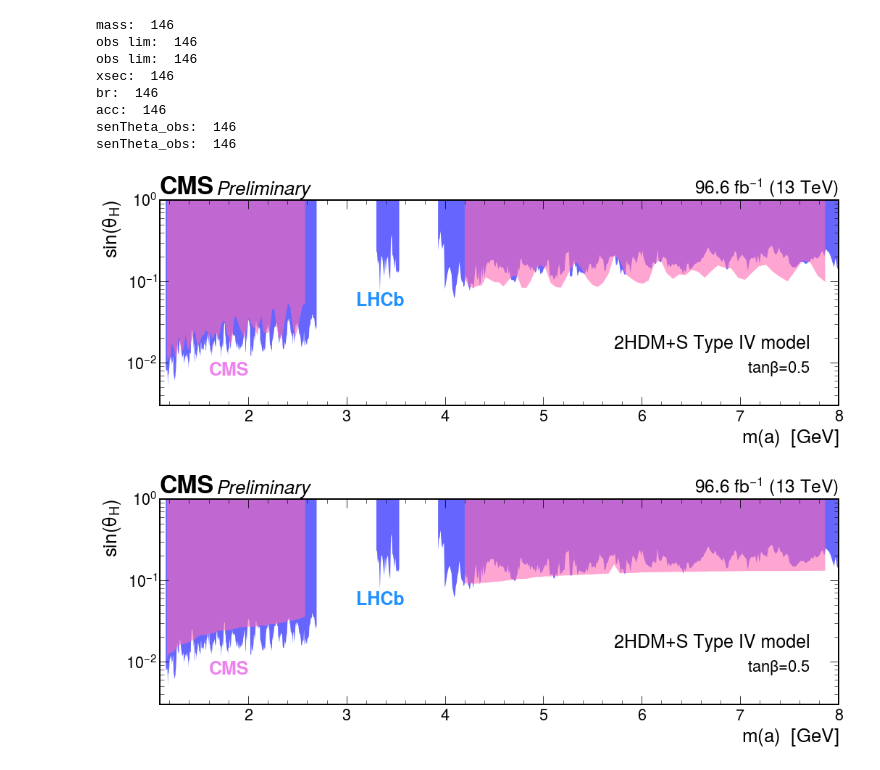
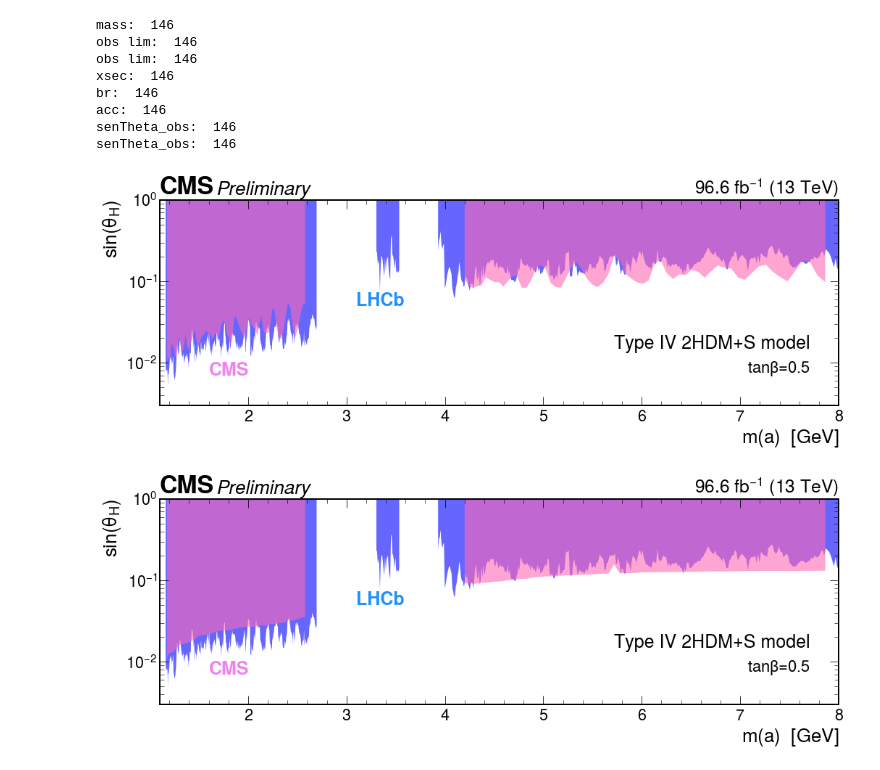
Before and after one commit to elfontan/2HDM_interpretation, a Jupyter notebook: senThetaLimits_2HDM_IV_fullMassRange_newAcceptances_ptmumu_allLimits.ipynb, the cells around one changed output. Saved outputs shown, nothing was run; the diff lists cells and outputs as text; code cells hidden in the pictures.

Commit message:
CMS style included in the interpretation plot (2)

```diff
--- a/senThetaLimits_2HDM_IV_fullMassRange_newAcceptances_ptmumu_allLimits.ipynb
+++ b/senThetaLimits_2HDM_IV_fullMassRange_newAcceptances_ptmumu_allLimits.ipynb
@@ -312,35 +312,35 @@ plt.style.use(hep.style.ROOT)
 hep.cms.label("Preliminary", data=True, lumi=96.6)
 #hep.cms.label("", data=True, lumi=96.6, year="2017 + 2018")
 
 # Just experiment label and <text> such as 'Preliminary' or 'Simulation'
 #hep.CMS.text(<text>)
 
 p_lhcb = plt.plot(v_mass_LHCb, v_lim_LHCb, '-', color="blue", linewidth=0)
 p_lhcb = plt.fill_between(v_mass_LHCb, v_lim_LHCb, 1, color="blue", linewidth=0, alpha=0.6)
 p_lhcb = plt.semilogy()
 p_cms_obs = plt.plot(v_mass, senTheta_obs_limit, '-', color="hotpink", linewidth=0)
 p_lhcb = plt.fill_between(v_mass, senTheta_obs_limit, 1, color="hotpink", linewidth=0, alpha=0.6)
 
 plt.xlim(1.1,8)
 plt.ylim(0.003, 1.0)
 plt.xlabel(r'm$(a)$  [GeV]')
 plt.ylabel('sin($\\theta_{H}$)')
 #plt.title("Upper limits on the mixing angle for the 2HDM scenario")
 #plt.legend(loc="upper left")
 p_cms_obs = plt.text(1.6, 0.007, "CMS", fontsize=25, color="violet", fontweight='bold')
 p_lhcb = plt.text(3.1, 0.05, "LHCb", fontsize=25, color="dodgerblue", fontweight='bold')
 
 #plt.text(5.7, 0.015, "2HDM+S (type IV) model, tan$\\beta$=0.5", fontsize=22, verticalalignment='top')
-plt.text(5.72, 0.022, "2HDM+S Type IV model", fontsize=25, verticalalignment='top')
+plt.text(5.72, 0.022, "Type IV 2HDM+S model", fontsize=25, verticalalignment='top')
 plt.text(7.07, 0.011, "tan$\\beta$=0.5", fontsize=22, verticalalignment='top')
 #plt.show()
 plt.tight_layout()
 plt.savefig('senTheta_CMS_LHCb_newCmsAcceptances_newTriggerAcceptancesHighStat_PtMuMuCut_gg2A3_OBS.pdf', dpi=1200)
 plt.savefig('senTheta_CMS_LHCb_newCmsAcceptances_newTriggerAcceptancesHighStat_PtMuMuCut_gg2A3_OBS.png', dpi=1200)
 #plt.savefig('senTheta_CMS_LHCb_newCmsAcceptances_newTriggerAcceptances_PtMuMuCut_plusXmodes_OBS.pdf', dpi=1200)
 #plt.savefig('senTheta_CMS_LHCb_newCmsAcceptances_newTriggerAcceptances_PtMuMuCut_plusXmodes_OBS.png', dpi=1200)
 # %% [output]
-[figure, old version]
+[figure, new version]
 # %%
 f_LHCb = np.loadtxt("./LHCb_limits.txt", delimiter = " ")
 v_lim_LHCb = []
@@ -384,7 +384,7 @@ p_cms_obs = plt.text(1.6, 0.007, "CMS", fontsize=25, color="violet", fontweight=
 p_lhcb = plt.text(3.1, 0.05, "LHCb", fontsize=25, color="dodgerblue", fontweight='bold')
 
 #plt.text(5.7, 0.015, "2HDM+S (type IV) model, tan$\\beta$=0.5", fontsize=22, verticalalignment='top')
-plt.text(5.72, 0.022, "2HDM+S Type IV model", fontsize=25, verticalalignment='top')
+plt.text(5.72, 0.022, "Type IV 2HDM+S model", fontsize=25, verticalalignment='top')
 plt.text(7.07, 0.011, "tan$\\beta$=0.5", fontsize=22, verticalalignment='top')
 
 #plt.show()
@@ -394,4 +394,4 @@ plt.savefig('senTheta_CMS_LHCb_newCmsAcceptances_newTriggerAcceptancesHighStat_P
 #plt.savefig('senTheta_CMS_LHCb_newCmsAcceptances_newTriggerAcceptances_PtMuMuCut_plusXmodes_EXP.pdf', dpi=1200)
 #plt.savefig('senTheta_CMS_LHCb_newCmsAcceptances_newTriggerAcceptances_PtMuMuCut_plusXmodes_EXP.png', dpi=1200)
 # %% [output]
-[figure, old version]
+[figure, new version]
```
